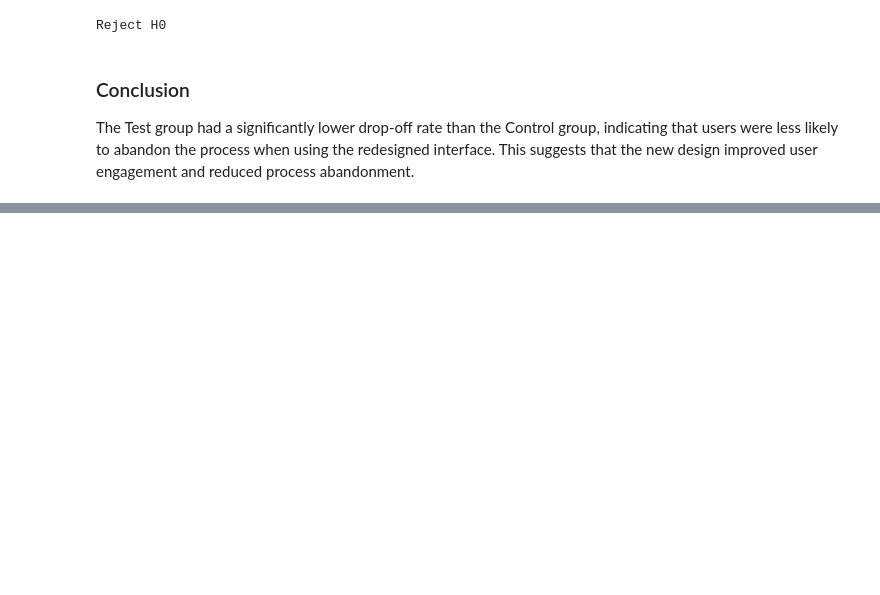
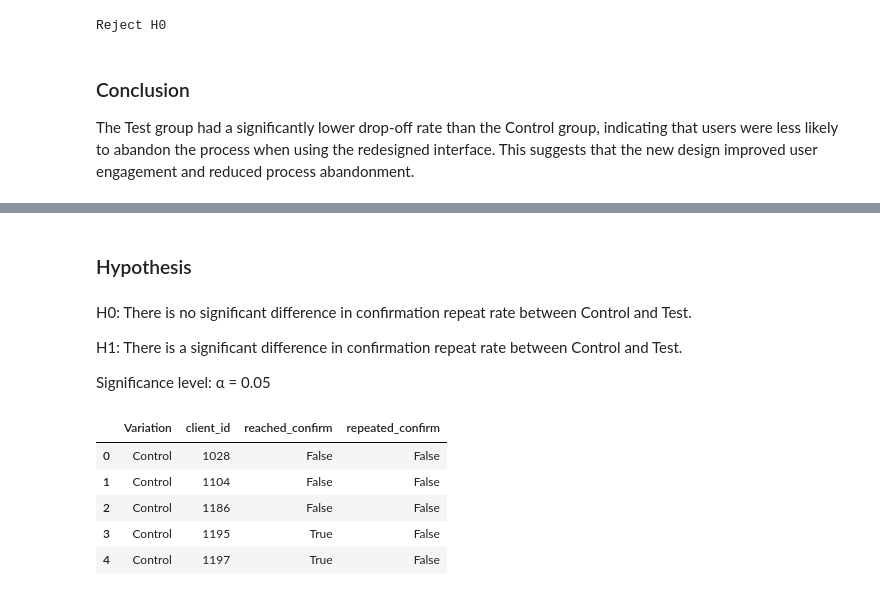
Before and after one commit to romsx111/ab-customer-experience-project, a Jupyter notebook: data_cleaning_ab_testing.ipynb, the cells around one changed output, grey strips where cells are left out. Cells and saved outputs as stored; diff of their text form; code cells hidden in the pictures; blank space fills up the shorter version.

```diff
--- a/data_cleaning_ab_testing.ipynb
+++ b/data_cleaning_ab_testing.ipynb
@@ -1328,0 +1331,8 @@ The Test group had a significantly lower drop-off rate than the Control group, i
+# %% [markdown]
+### Hypothesis
+# %% [markdown]
+H0: There is no significant difference in confirmation repeat rate between Control and Test.
+
+H1: There is a significant difference in confirmation repeat rate between Control and Test.
+
+Significance level: α = 0.05
@@ -1328,0 +1343,36 @@ The Test group had a significantly lower drop-off rate than the Control group, i
+# %%
+#Find previous step
+
+df_confirm['previous_step'] = (
+    df_confirm
+    .groupby(['client_id', 'visit_id'])['process_step']
+    .shift(1)
+)
+# %%
+#Mark as True when people repeat confirmation phase
+
+df_confirm['repeated_confirm'] = (
+    (df_confirm['process_step'] == 'confirm') &
+    (df_confirm['previous_step'] == 'confirm')
+)
+# %%
+#Group by client
+
+confirm_clients = (
+    df_confirm
+    .groupby(['Variation', 'client_id'])
+    .agg(
+        reached_confirm=('process_step', lambda x: 'confirm' in x.values),
+        repeated_confirm=('repeated_confirm', 'max')
+    )
+    .reset_index()
+)
+
+confirm_clients.head()
+# %% [output]
+|  | Variation | client_id | reached_confirm | repeated_confirm |
+| 0 | Control | 1028 | False | False |
+| 1 | Control | 1104 | False | False |
+| 2 | Control | 1186 | False | False |
+| 3 | Control | 1195 | True | False |
+| 4 | Control | 1197 | True | False |
```
Also changed, not shown: parts of 18 cells of this notebook.
